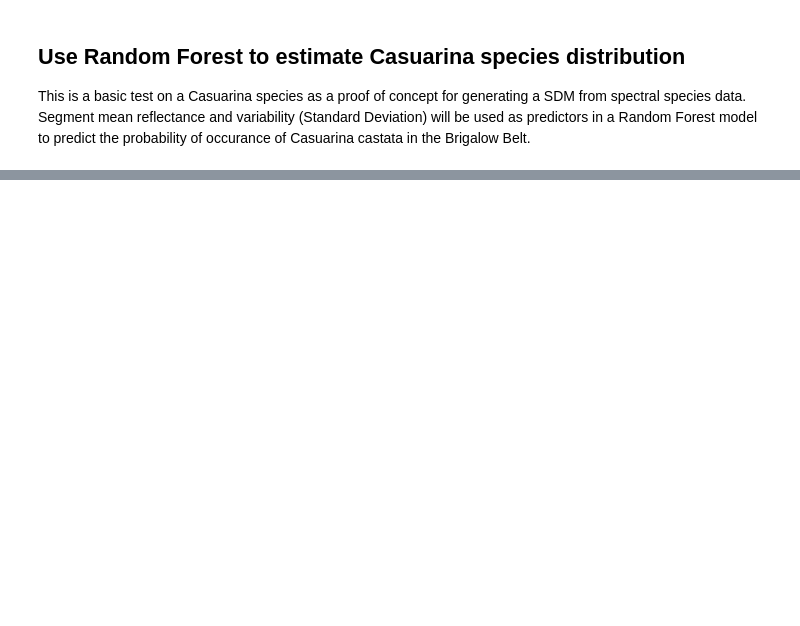
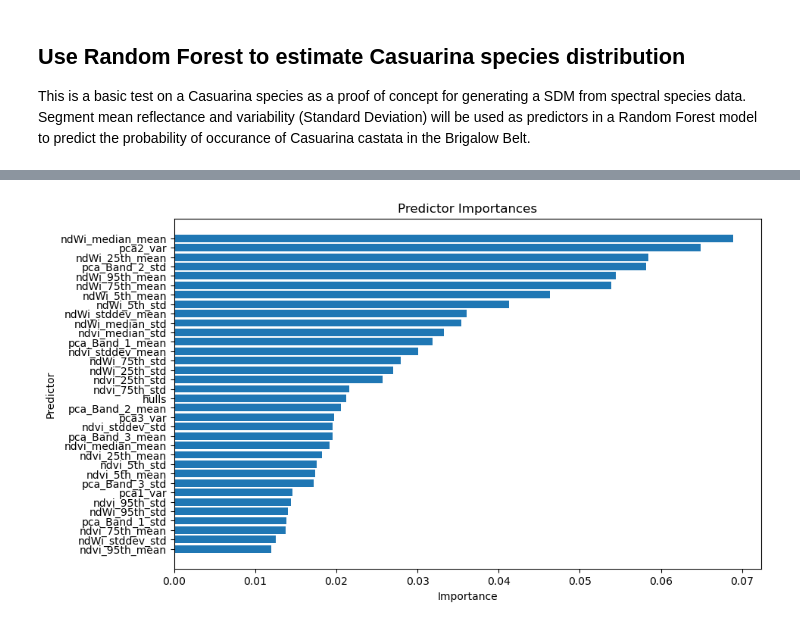
Before and after one commit to t-hackwood/SpectralBotany, a Jupyter notebook: notebooks/SpectralBotany.ipynb, the cells around one changed output, grey strips where cells are left out. Drawn from its saved outputs; the diff is of its cells as text; code cells hidden in the pictures; blank space fills up the shorter version.

```diff
--- a/notebooks/SpectralBotany.ipynb
+++ b/notebooks/SpectralBotany.ipynb
@@ -911,0 +1320,4 @@ points.to_file("./data/Dichanthium.geojson", driver='GeoJSON')
+# %%
+species = gpd.read_file(f"data/{target_species}.geojson")
+
+species.head(n=50)
@@ -911,0 +1371,14 @@ points.to_file("./data/Dichanthium.geojson", driver='GeoJSON')
+# %%
+# Write species data to RAT
+obs = []
+for i in range(11417508 + 1):
+    key = i
+    if key in species_dict:
+        obs.append(species_dict[key])
+    else:
+        obs.append(9999)
+
+
+
+
+rat.writeColumn(RASTER_SEG, target_species, obs)
@@ -1045,0 +1426,75 @@ plot_thematic_to_html(outRaster, "Dichathium_prob.html", zoom=8, nodata=noData,
+# %%
+from sklearn.preprocessing import RobustScaler
+from sklearn.pipeline import Pipeline
+from sklearn.ensemble import RandomForestClassifier
+from sklearn.metrics import accuracy_score, classification_report
+from sklearn.model_selection import cross_val_score, StratifiedKFold
+
+aoi = brigalow.to_crs(3577)
+
+# Define predictors and target
+predictors = colnames[:34]
+X = presAbs[:,0:34]
+y = presAbs[:,34]
+
+# Creating a pipeline that includes scaling and the random forest classifier
+pipeline = Pipeline([
+    ('scaler', RobustScaler()),
+    ('classifier', RandomForestClassifier(random_state=random_state, n_estimators=800, n_jobs=-1, max_depth=10))
+])
+
+# Define cross-validation strategy
+cv = StratifiedKFold(n_splits=5, shuffle=True, random_state=random_state)
+
+# Perform cross-validation and get accuracy scores
+cv_scores = cross_val_score(pipeline, X, y, cv=cv, scoring='accuracy')
+
+# Fit the model on the entire dataset
+pipeline.fit(X, y)
+
+# Extracting feature importances
+feature_importances = pipeline.named_steps['classifier'].feature_importances_
+most_important_feature = predictors[feature_importances.argmax()]
+importance_value = feature_importances.max()
+
+# Sort feature importances from most to least
+sorted_indices = feature_importances.argsort()[::-1]
+sorted_predictors = [predictors[i] for i in sorted_indices]
+sorted_importances = feature_importances[sorted_indices]
+
+# Invert the sorted lists to have the most important features on top
+sorted_predictors = sorted_predictors[::-1]
+sorted_importances = sorted_importances[::-1]
+
+# Print cross-validation scores, mean accuracy, and feature importances
+print("Cross-validation scores:", cv_scores)
+print("Mean cross-validation accuracy:", cv_scores.mean())
+print("Most important feature:", most_important_feature)
+print("Importance value:", importance_value)
+
+# Plot predictor importances
+plt.figure(figsize=(10, 6))
+plt.barh(sorted_predictors, sorted_importances)
+plt.xlabel('Importance')
+plt.ylabel('Predictor')
+plt.title('Predictor Importances')
+plt.show()
+
+# With spectral diversity
+# Cross-validation scores: [0.87719298 0.92857143 0.875      0.82142857 0.89285714]
+# Mean cross-validation accuracy: 0.8790100250626567
+# Most important feature: pca_Band_2_std
+# Importance value: 0.0747816717808225
+
+# Without spectral diversity variables
+# Cross-validation scores: [0.85964912 0.875      0.875      0.83928571 0.875     ]
+# Mean cross-validation accuracy: 0.8647869674185464
+# Most important feature: pca_Band_2_std
+# Importance value: 0.10031766355085635
+
+# Without spectral diversity variables and PCA band stds
+# Cross-validation scores: [0.87719298 0.875      0.83928571 0.83928571 0.85714286]
+# Mean cross-validation accuracy: 0.8575814536340852
+# Most important feature: ndWi_25th_std
+# Importance value: 0.10055163076400273
+# %% [output]
@@ -1045,0 +1505 @@ plot_thematic_to_html(outRaster, "Dichathium_prob.html", zoom=8, nodata=noData,
+[figure, added]
```
Also changed, not shown: parts of 57 cells of this notebook, 6 other files.
